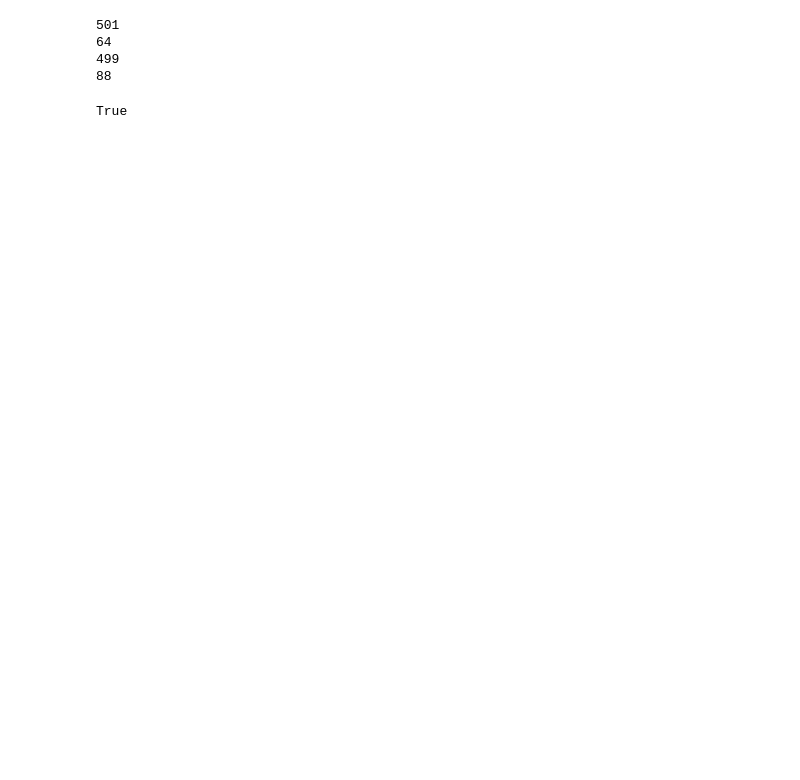
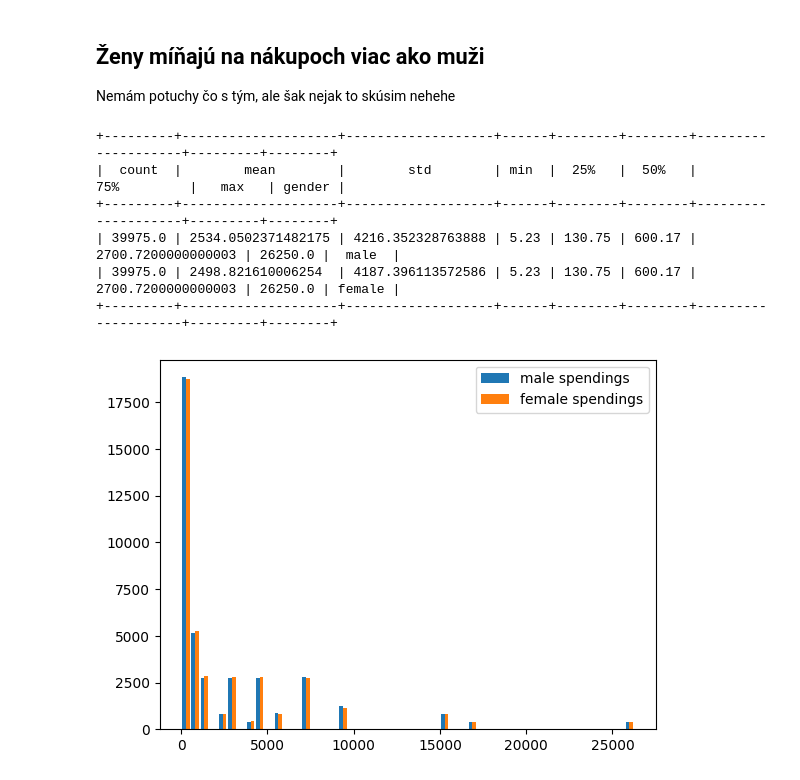
Before and after one commit to patinoboh/statisticka_praca, a Jupyter notebook: statisticka_praca.ipynb, the cells around one changed output. Drawn from its saved outputs; the diff is of its cells as text; code cells hidden in the pictures; blank space fills up the shorter version.

```diff
--- a/statisticka_praca.ipynb
+++ b/statisticka_praca.ipynb
@@ -2,3 +9,8 @@
 import pandas as pd
 import numpy as np
 import matplotlib.pyplot as plt
+from scipy import stats
+from prettytable import PrettyTable
+
+data = pd.read_csv("dataset/supermarket/archive/customer_shopping_data_parsed.csv")
+print(data.head())
@@ -35,22 +24,27 @@ df2.head()
-# %%
-# count number of occurences where gender is female and product line is Health and beauty
-females = df2[df2["Gender"] == "Female"]
-females_who_bought_beaty = females[females["Product line"] == "Health and beauty"]
-males = df2[df2["Gender"] == "Male"]
-males_who_bought_beaty = males[males["Product line"] == "Health and beauty"]
-print(females.shape[0])
-print(females_who_bought_beaty.shape[0])
-print(males.shape[0])
-print(males_who_bought_beaty.shape[0])
-# %% [output]
-501
-64
-499
-88
-# %%
-aa = df2["Gender"] == "Female"
-type(aa)
-print(aa[0])
-print(aa[1])
-# %% [output]
-True
+# %% [markdown]
+## Ženy míňajú na nákupoch viac ako muži
+
+Nemám potuchy čo s tým, ale šak nejak to skúsim nehehe
+# %%
+males = data[data["gender"] == "Male"]
+females = data[data["gender"] == "Female"]
+# %%
+# Graph
+bins = np.linspace(data["total"].min(), data["total"].max(), 50)
+plt.hist([males["total"], females["total"]], bins, label=["male spendings", "female spendings"])
+plt.legend(loc='upper right')
+
+# Table
+table = PrettyTable(); table.field_names = males["total"].describe().index
+table.add_row(males["total"].describe().values)
+table.add_row(females["total"].describe().values)
+table.add_column("gender", ["male", "female"])
+print(table)
+# %% [output]
++---------+--------------------+-------------------+------+--------+--------+--------------------+---------+--------+
+|  count  |        mean        |        std        | min  |  25%   |  50%   |        75%         |   max   | gender |
++---------+--------------------+-------------------+------+--------+--------+--------------------+---------+--------+
+| 39975.0 | 2534.0502371482175 | 4216.352328763888 | 5.23 | 130.75 | 600.17 | 2700.7200000000003 | 26250.0 |  male  |
+| 39975.0 | 2498.821610006254  | 4187.396113572586 | 5.23 | 130.75 | 600.17 | 2700.7200000000003 | 26250.0 | female |
++---------+--------------------+-------------------+------+--------+--------+--------------------+---------+--------+
+[figure, added]
```
Also changed, not shown: parts of 19 cells of this notebook, 2 other files.
